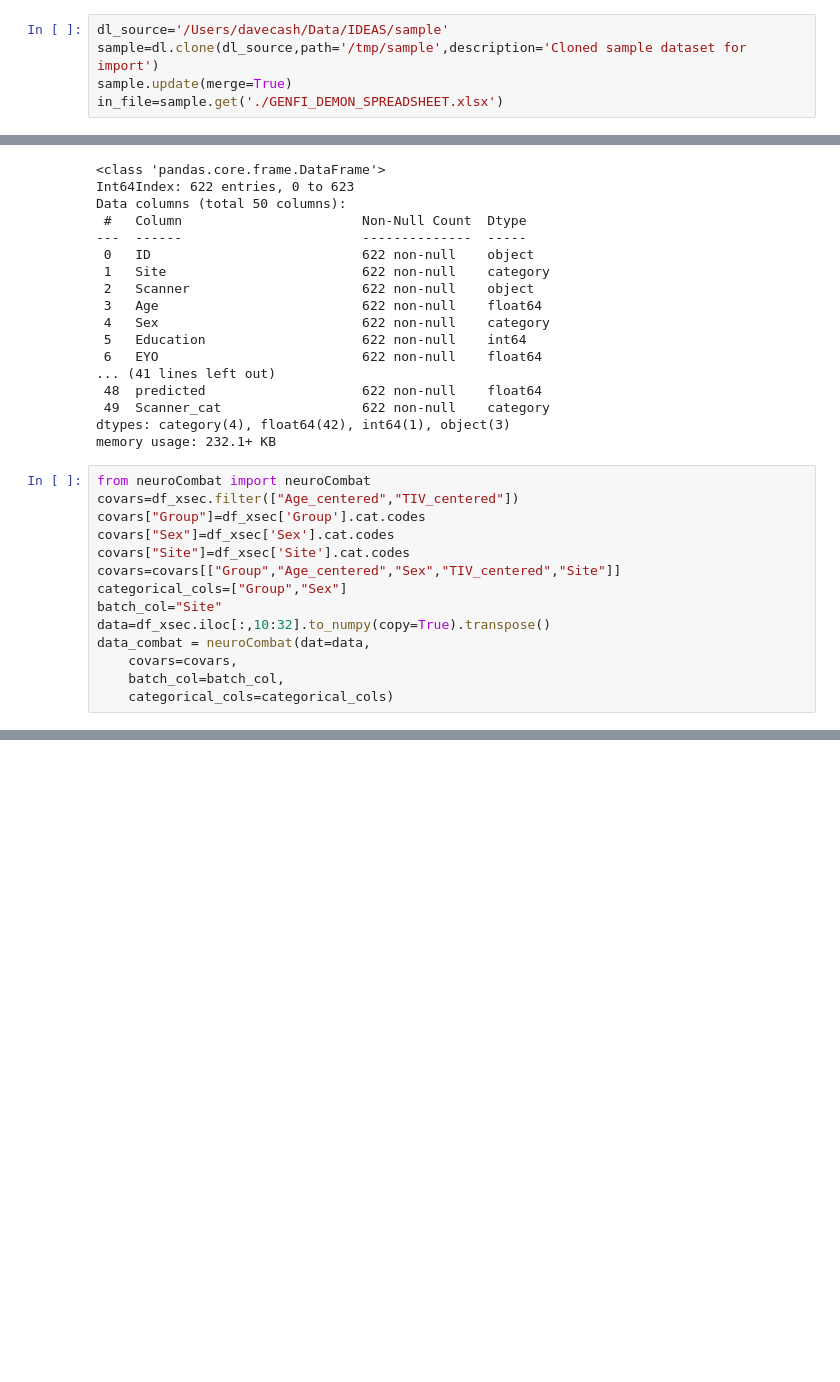
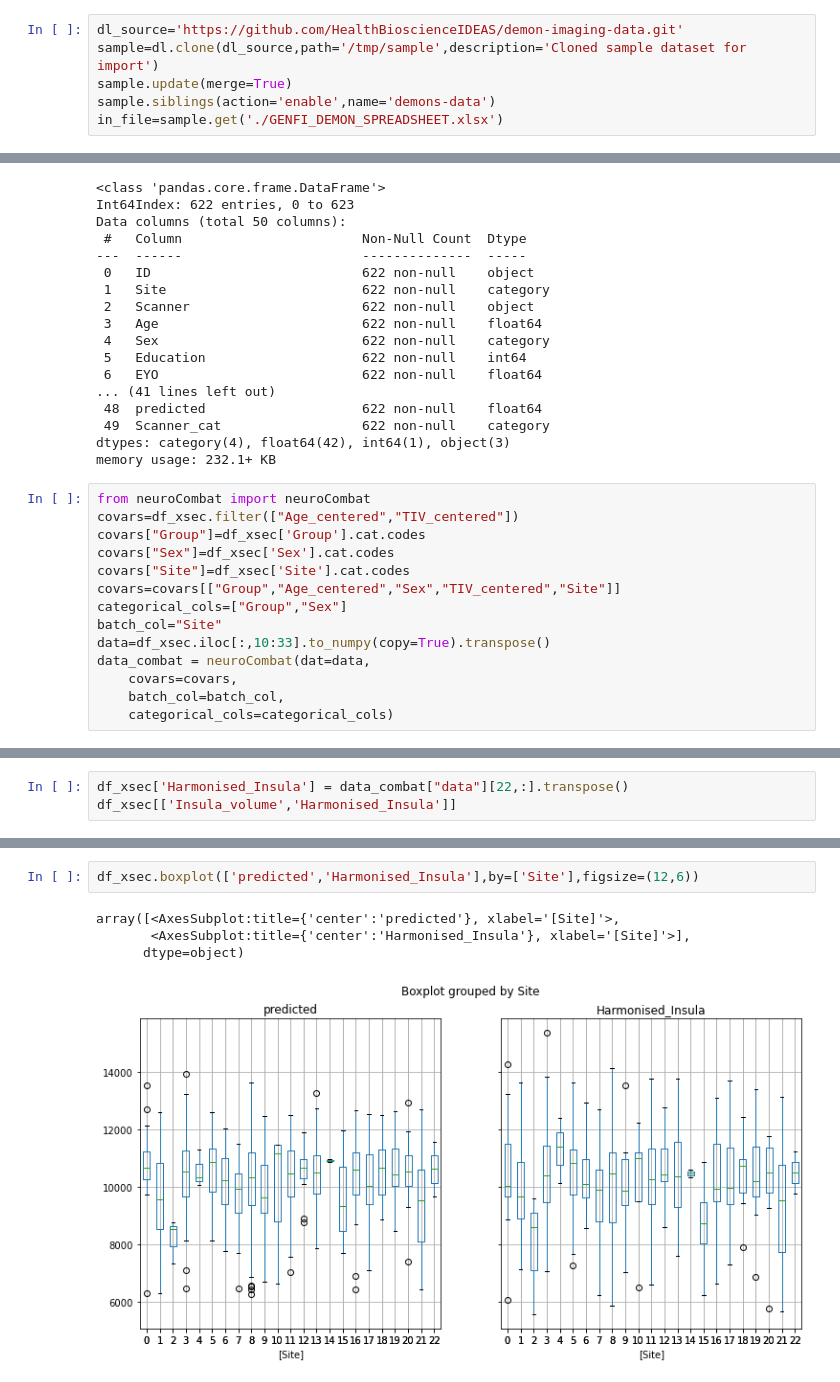
Before and after one commit to HealthBioscienceIDEAS/demon-imaging-harmonisation, a Jupyter notebook: harmonisation.ipynb, the cells around one changed output, grey strips where cells are left out. Saved outputs shown, nothing was run; the diff lists cells and outputs as text; blank space fills up the shorter version.

```diff
--- a/harmonisation.ipynb
+++ b/harmonisation.ipynb
@@ -11,9 +11,10 @@ import datalad.api as dl
 # %% [markdown]
 Let's grab the dataset that has all the imgaging volumes for the study and read it into memory
 # %%
-dl_source='/Users/davecash/Data/IDEAS/sample'
+dl_source='https://github.com/HealthBioscienceIDEAS/demon-imaging-data.git'
 sample=dl.clone(dl_source,path='/tmp/sample',description='Cloned sample dataset for import')
 sample.update(merge=True)
+sample.siblings(action='enable',name='demons-data')
 in_file=sample.get('./GENFI_DEMON_SPREADSHEET.xlsx')
 # %% [output]
 [INFO] Fetching updates for Dataset(/tmp/sample)
@@ -231,7 +237,7 @@ covars["Site"]=df_xsec['Site'].cat.codes
 covars=covars[["Group","Age_centered","Sex","TIV_centered","Site"]]
 categorical_cols=["Group","Sex"]
 batch_col="Site"
-data=df_xsec.iloc[:,10:32].to_numpy(copy=True).transpose()
+data=df_xsec.iloc[:,10:33].to_numpy(copy=True).transpose()
 data_combat = neuroCombat(dat=data,
     covars=covars,
     batch_col=batch_col,
@@ -245,0 +253,3 @@ data_combat = neuroCombat(dat=data,
+# %%
+df_xsec['Harmonised_Insula'] = data_combat["data"][22,:].transpose()
+df_xsec[['Insula_volume','Harmonised_Insula']]
@@ -245,0 +295,7 @@ data_combat = neuroCombat(dat=data,
+# %%
+df_xsec.boxplot(['predicted','Harmonised_Insula'],by=['Site'],figsize=(12,6))
+# %% [output]
+array([<AxesSubplot:title={'center':'predicted'}, xlabel='[Site]'>,
+       <AxesSubplot:title={'center':'Harmonised_Insula'}, xlabel='[Site]'>],
+      dtype=object)
+[figure, added]
```
Also changed, not shown: parts of 8 cells of this notebook.
